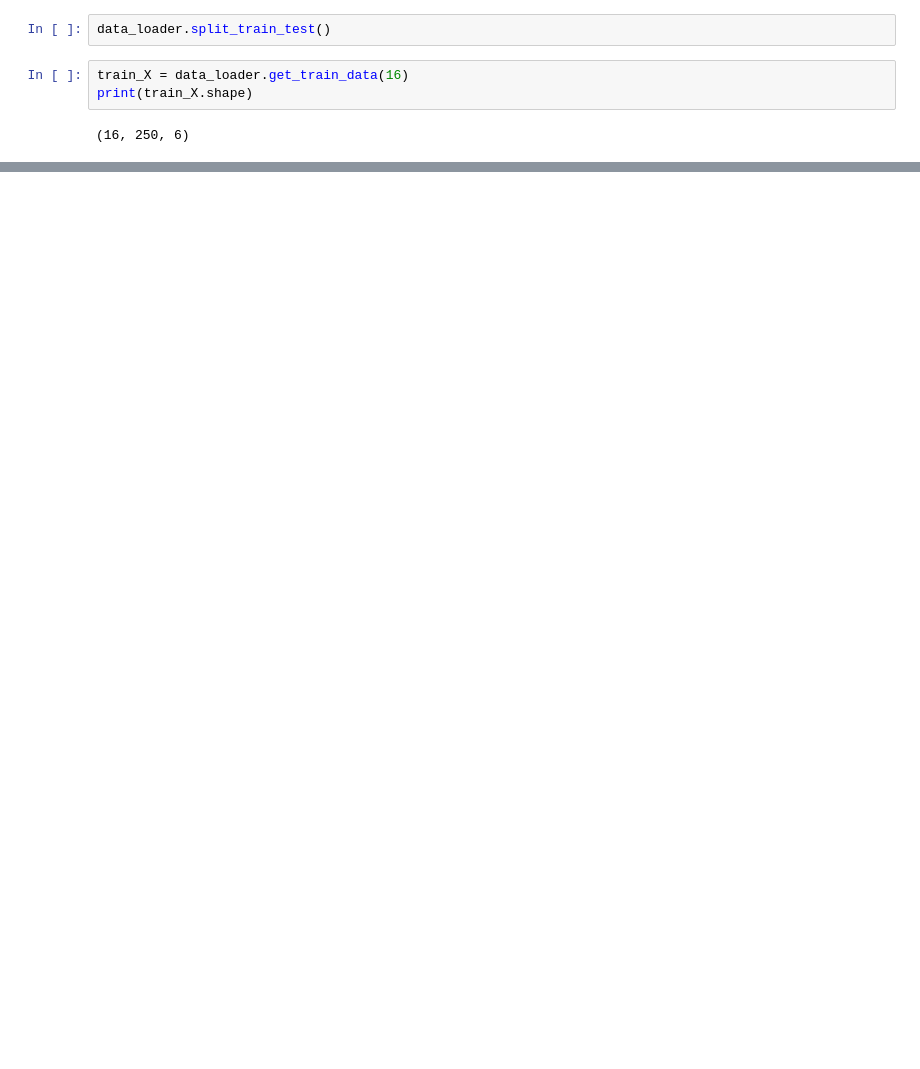
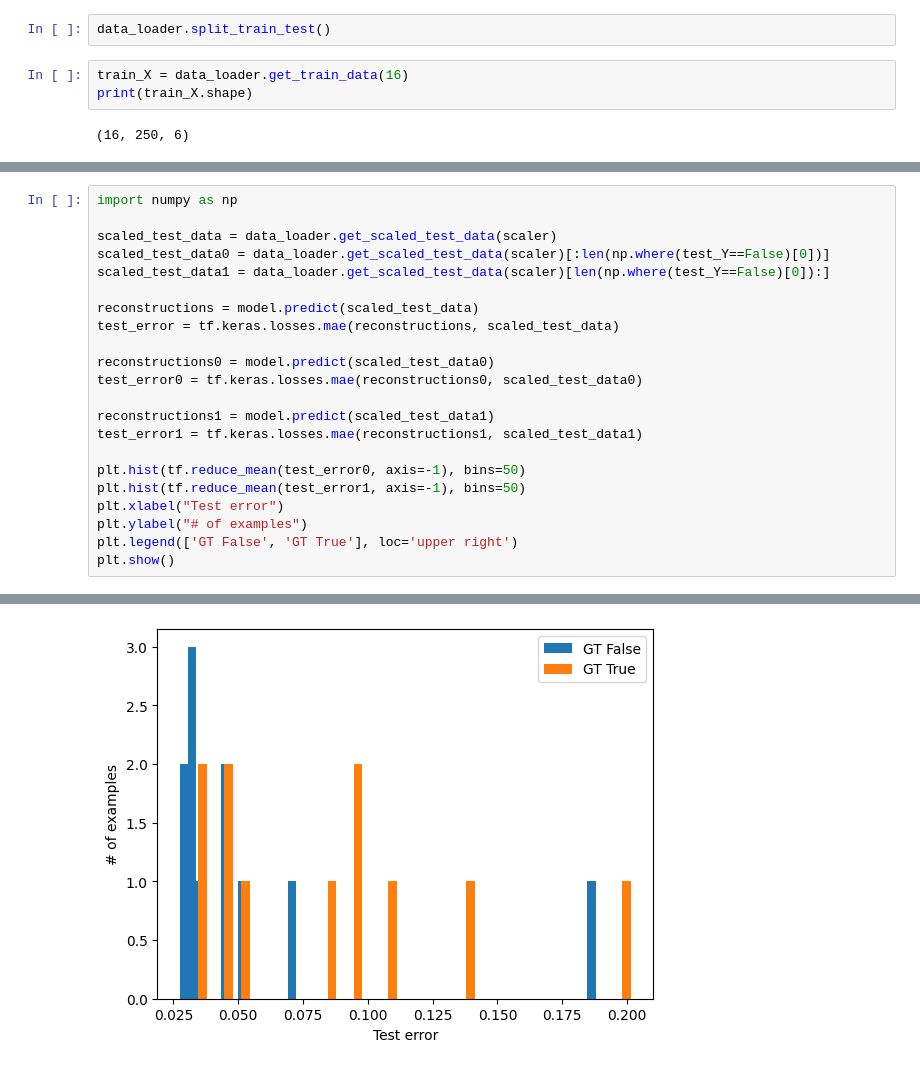
Before and after one commit to gsethan17/anomaly_shift_detection, a Jupyter notebook: demo_data_loader.ipynb, the cells around one changed output, grey strips where cells are left out. Saved outputs shown, nothing was run; the diff lists cells and outputs as text; blank space fills up the shorter version.

```diff
--- a/demo_data_loader.ipynb
+++ b/demo_data_loader.ipynb
@@ -37,0 +123,23 @@ print(test_Y)
+# %%
+import numpy as np
+
+scaled_test_data = data_loader.get_scaled_test_data(scaler)
+scaled_test_data0 = data_loader.get_scaled_test_data(scaler)[:len(np.where(test_Y==False)[0])]
+scaled_test_data1 = data_loader.get_scaled_test_data(scaler)[len(np.where(test_Y==False)[0]):]
+
+reconstructions = model.predict(scaled_test_data)
+test_error = tf.keras.losses.mae(reconstructions, scaled_test_data)
+
+reconstructions0 = model.predict(scaled_test_data0)
+test_error0 = tf.keras.losses.mae(reconstructions0, scaled_test_data0)
+
+reconstructions1 = model.predict(scaled_test_data1)
+test_error1 = tf.keras.losses.mae(reconstructions1, scaled_test_data1)
+
+plt.hist(tf.reduce_mean(test_error0, axis=-1), bins=50)
+plt.hist(tf.reduce_mean(test_error1, axis=-1), bins=50)
+plt.xlabel("Test error")
+plt.ylabel("# of examples")
+plt.legend(['GT False', 'GT True'], loc='upper right')
+plt.show()
+# %% [output]
@@ -37,0 +149 @@ print(test_Y)
+[figure, added]
```
Also changed, not shown: parts of 7 cells of this notebook, 5 other files.
